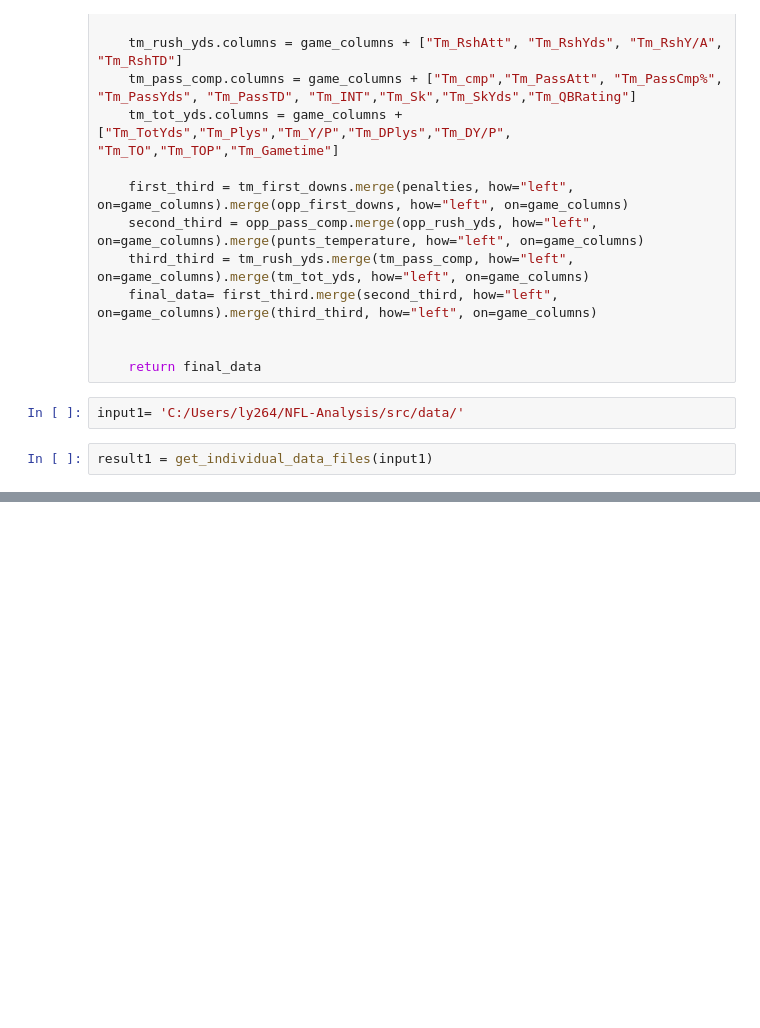
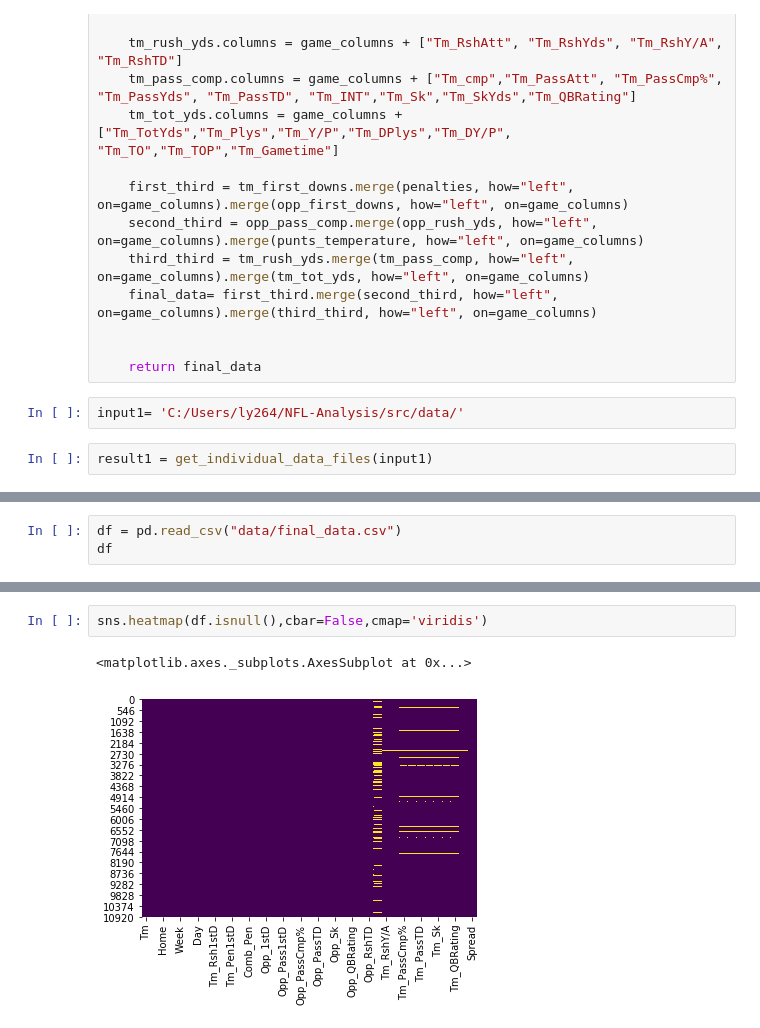
Before and after one commit to sujeetyeramareddy9/NFL-Analysis, a Jupyter notebook: src/Yong_EDA.ipynb, the cells around one changed output, grey strips where cells are left out. Cells and saved outputs as stored; diff of their text form; blank space fills up the shorter version.

```diff
--- a/src/Yong_EDA.ipynb
+++ b/src/Yong_EDA.ipynb
@@ -87,0 +79,3 @@ result1
+# %%
+df = pd.read_csv("data/final_data.csv")
+df
@@ -87,0 +96,5 @@ result1
+# %%
+sns.heatmap(df.isnull(),cbar=False,cmap='viridis')
+# %% [output]
+<matplotlib.axes._subplots.AxesSubplot at 0x...>
+[figure, added]
```
Also changed, not shown: parts of 16 cells of this notebook.
